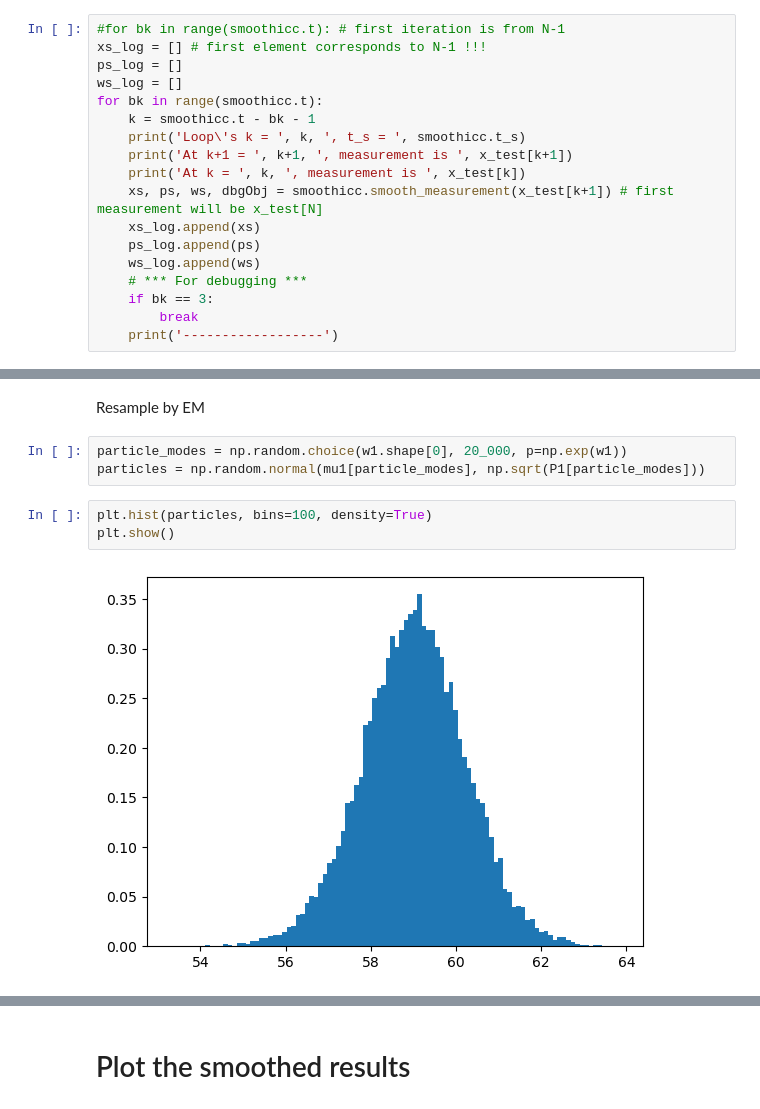
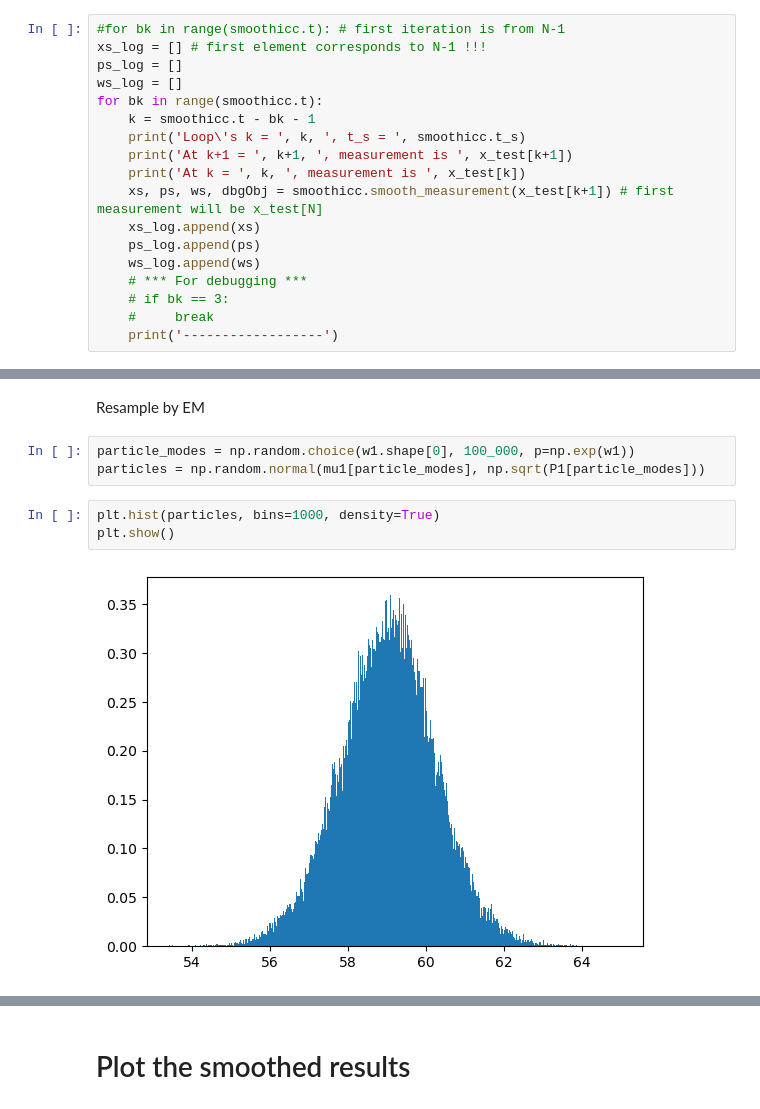
Before and after one commit to thinhhoang95/smoothie, a Jupyter notebook: SmoothIE_PROTOTYPE.ipynb, the cells around one changed output, grey strips where cells are left out. Saved outputs shown, nothing was run; the diff lists cells and outputs as text.

```diff
--- a/SmoothIE_PROTOTYPE.ipynb
+++ b/SmoothIE_PROTOTYPE.ipynb
@@ -615,8 +615,8 @@ for bk in range(smoothicc.t):
     ps_log.append(ps)
     ws_log.append(ws)
     # *** For debugging ***
-    if bk == 3:
-        break
+    # if bk == 3:
+    #     break
     print('------------------')
 # %% [output]
 Loop's k =  47 , t_s =  47
@@ -655,10 +655,10 @@ plot_gmm_information(L1, s1, t1)
 # %% [markdown]
 Resample by EM
 # %%
-particle_modes = np.random.choice(w1.shape[0], 20_000, p=np.exp(w1))
+particle_modes = np.random.choice(w1.shape[0], 100_000, p=np.exp(w1))
 particles = np.random.normal(mu1[particle_modes], np.sqrt(P1[particle_modes]))
 # %%
-plt.hist(particles, bins=100, density=True)
+plt.hist(particles, bins=1000, density=True)
 plt.show()
 # %% [output]
-[figure, old version]
+[figure, new version]
```
Also changed, not shown: parts of 4 cells of this notebook, 1 other file.
